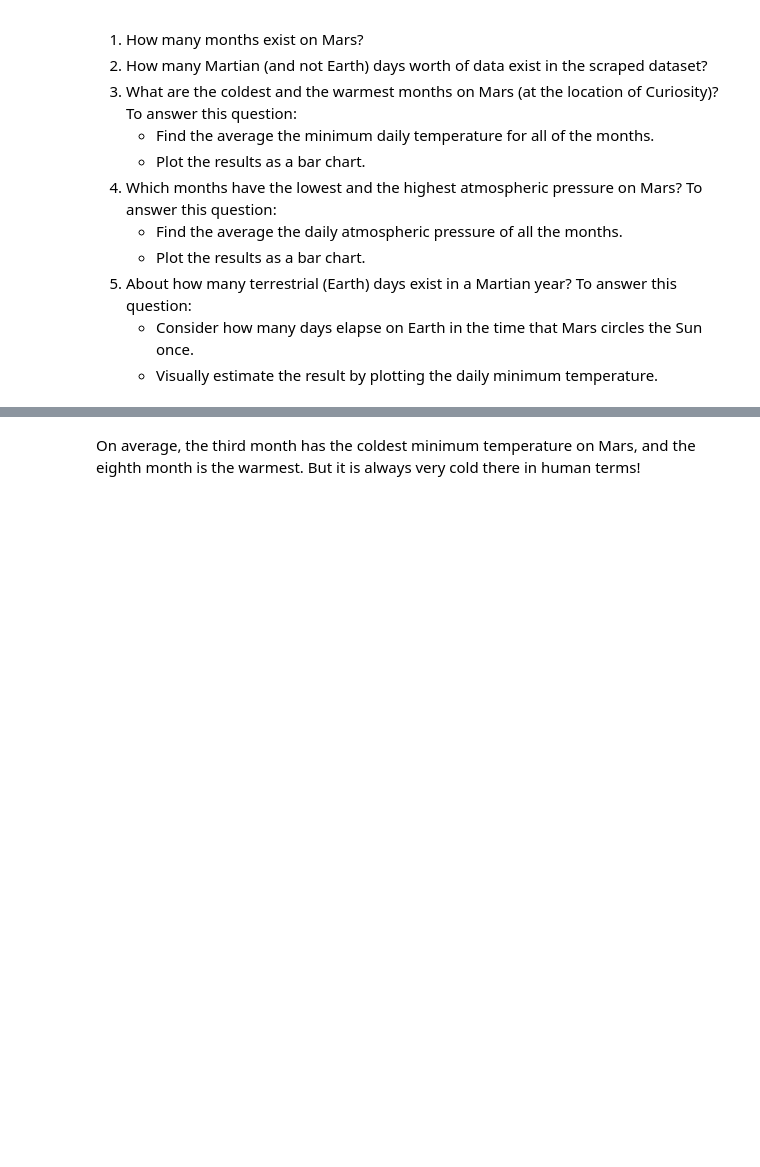
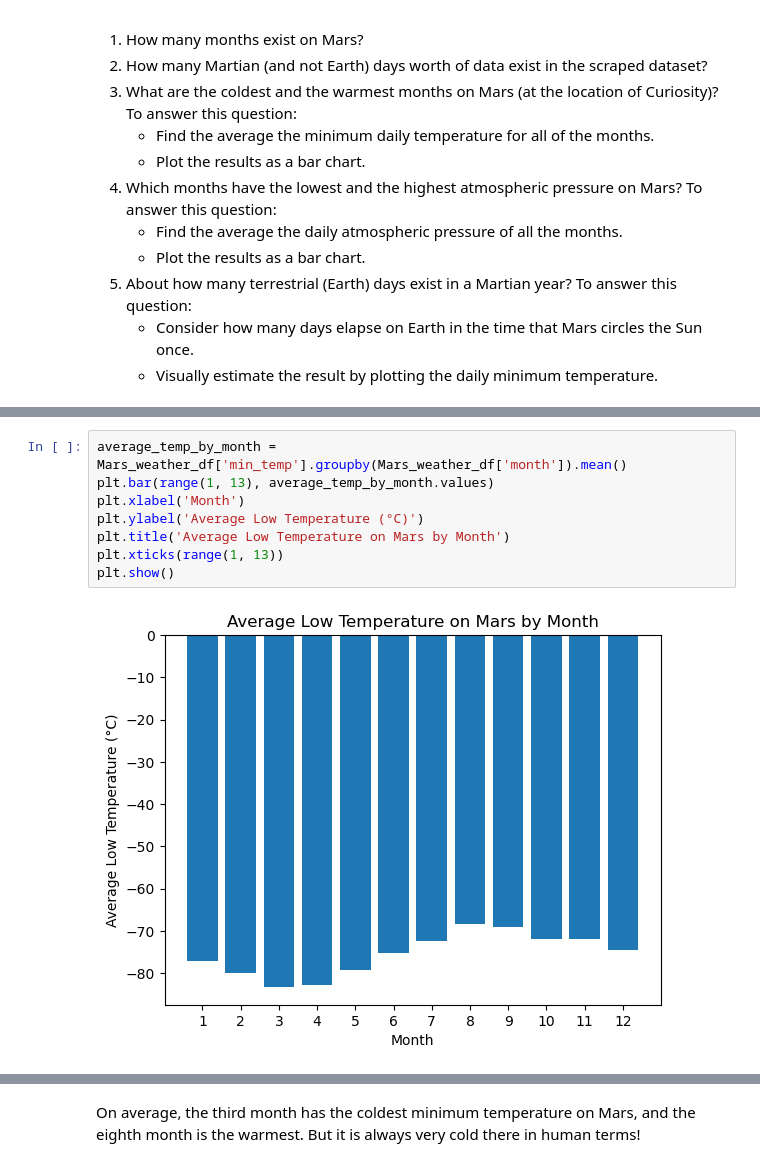
Before and after one commit to Hluu1/Web-Scraping-Challenge, a Jupyter notebook: Starter_Code/part_2_mars_weather.ipynb, the cells around one changed output, grey strips where cells are left out. Cells and saved outputs as stored; diff of their text form; blank space fills up the shorter version.

```diff
--- a/Starter_Code/part_2_mars_weather.ipynb
+++ b/Starter_Code/part_2_mars_weather.ipynb
@@ -190,0 +195,10 @@ Name: min_temp, dtype: float64
+# %%
+average_temp_by_month = Mars_weather_df['min_temp'].groupby(Mars_weather_df['month']).mean()
+plt.bar(range(1, 13), average_temp_by_month.values)
+plt.xlabel('Month')
+plt.ylabel('Average Low Temperature (°C)')
+plt.title('Average Low Temperature on Mars by Month')
+plt.xticks(range(1, 13))
+plt.show()
+# %% [output]
+[figure, added]
```
Also changed, not shown: parts of 15 cells of this notebook, 1 other file.
